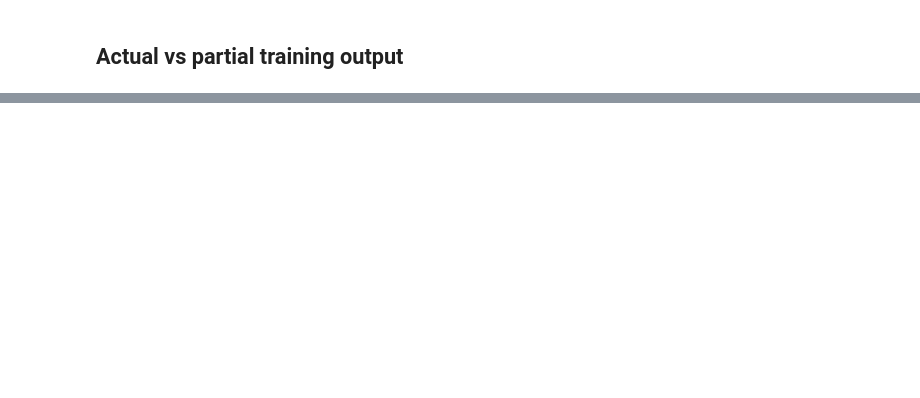
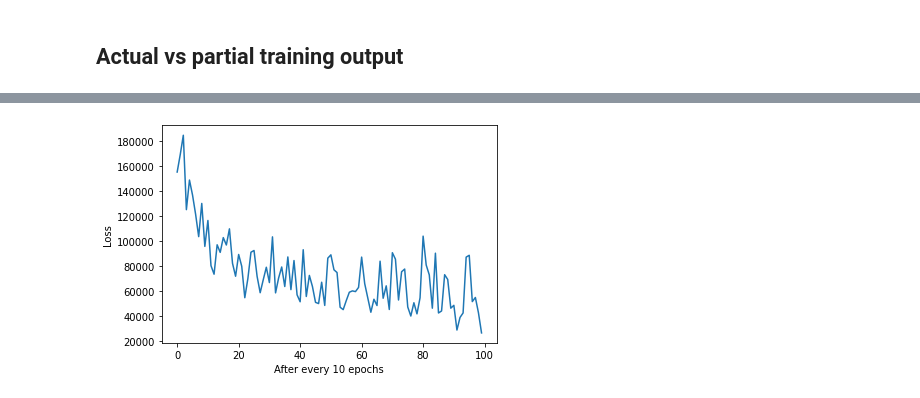
Before and after one commit to sanketsans/Image-Matting-U-Net, a Jupyter notebook: ImageMatting.ipynb, the cells around one changed output, grey strips where cells are left out. Cells and saved outputs as stored; diff of their text form; code cells hidden in the pictures; blank space fills up the shorter version.

```diff
--- a/ImageMatting.ipynb
+++ b/ImageMatting.ipynb
@@ -477,0 +495,8 @@ training_loop(trainLoader, valLoader)
+# %%
+y = np.arange(len(losses))
+plt.plot(y, losses)
+plt.xlabel('After every 10 epochs')
+plt.ylabel('Loss')
+plt.show()
+# %% [output]
+[figure, added]
```
Also changed, not shown: parts of 7 cells of this notebook.
